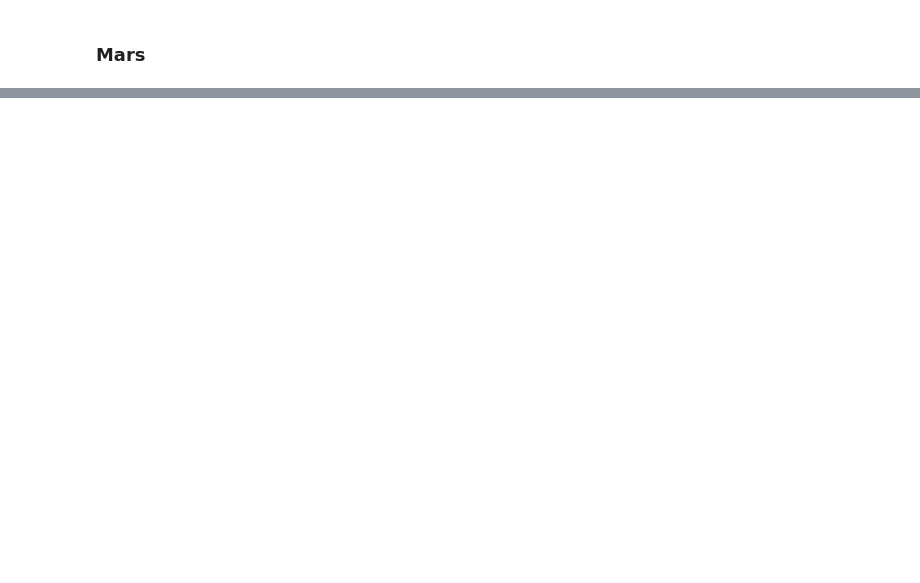
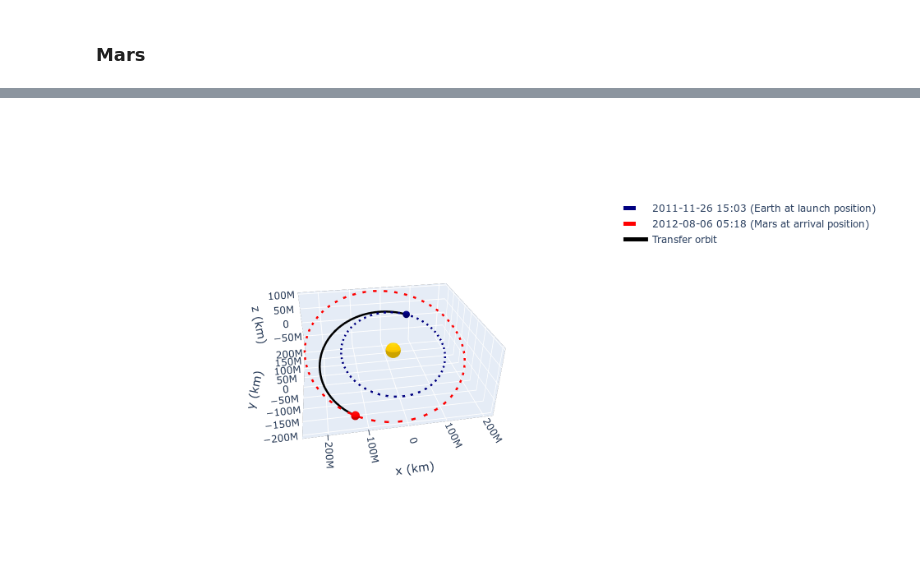
Before and after one commit to poliastro/lightning-talk, a Jupyter notebook: Going to Mars in 5 minutes.ipynb, the cells around one changed output, grey strips where cells are left out. Cells and saved outputs as stored; diff of their text form; code cells hidden in the pictures; blank space fills up the shorter version.

```diff
--- a/Going to Mars in 5 minutes.ipynb
+++ b/Going to Mars in 5 minutes.ipynb
@@ -86,0 +101,8 @@ ss0_trans
+# %%
+from poliastro.maneuver import Maneuver
+
+man_lambert = Maneuver.lambert(earth_launch, mars_arrival)
+
+# Get the transfer orbit
+ss_trans, _ = earth_launch.apply_maneuver(man_lambert, intermediate=True)
+ss_trans
@@ -130,0 +121,11 @@ fig
+# %%
+from poliastro.plotting import OrbitPlotter3D
+
+plotter = OrbitPlotter3D()
+# %%
+plotter.plot(earth_launch, label="Earth at launch position", color="navy")
+plotter.plot(mars_arrival, label="Mars at arrival position", color="red")
+plotter.plot_trajectory(ss_trans.sample(max_anomaly=180 * u.deg).cartesian, color="black", label="Transfer orbit")
+plotter.set_view(30 * u.deg, 260 * u.deg, distance=3 * u.km)
+# %% [output]
+[figure, added]
```
Also changed, not shown: parts of 28 cells of this notebook, 2 other files.
